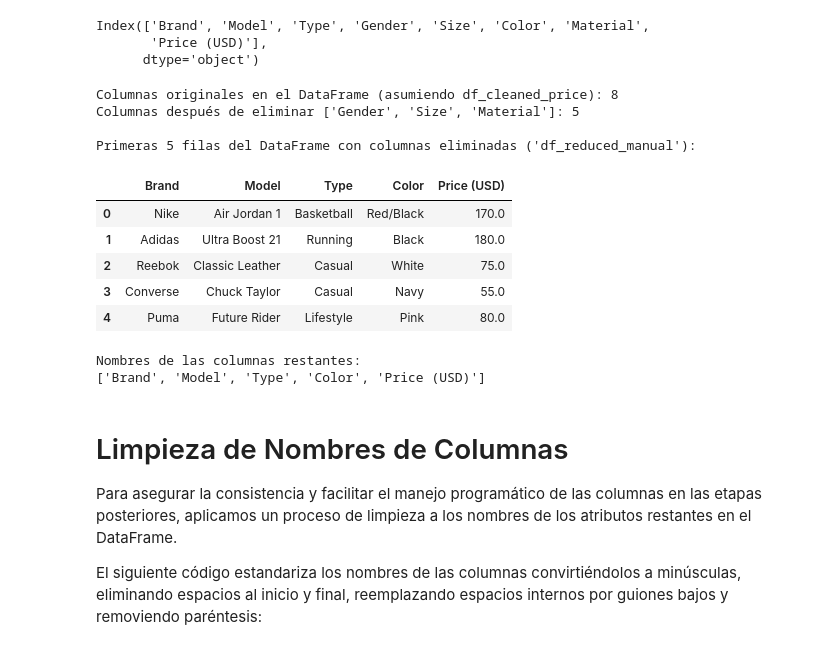
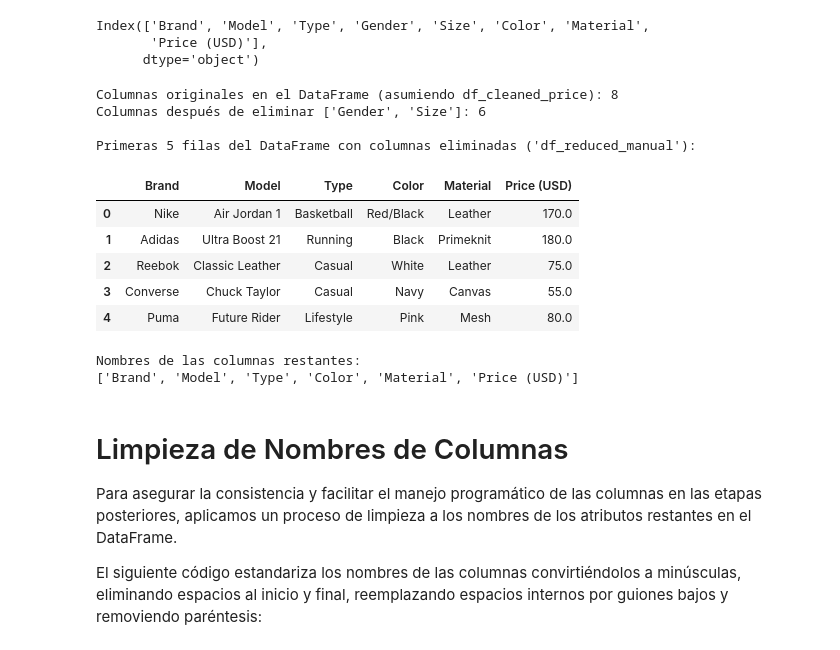
Before and after one commit to joacocresp-dotcom/ProyectoParteIIICrespi, a Jupyter notebook: proyectodsPartelIIICrespi.ipynb, the cells around one changed output. Drawn from its saved outputs; the diff is of its cells as text; code cells hidden in the pictures.

```diff
--- a/proyectodsPartelIIICrespi.ipynb
+++ b/proyectodsPartelIIICrespi.ipynb
@@ -856,43 +860,43 @@ else:
 
 # --- Eliminar las columnas especificadas (Gender, Size, Material) ---
 if not df_to_process.empty:
     # Definir la lista de columnas a eliminar, similar a tu ejemplo
-    columns_to_drop_manual = ['Gender', 'Size', 'Material']
+    columns_to_drop_manual = ['Gender', 'Size']
 
     print(f"\nColumnas originales en el DataFrame (asumiendo df_cleaned_price): {df_to_process.shape[1]}")
 
     # Eliminar las columnas del DataFrame
     # Usamos errors='ignore' para no generar un error si alguna columna ya no existe
     df_reduced_manual = df_to_process.drop(columns=columns_to_drop_manual, errors='ignore')
 
     print(f"Columnas después de eliminar {columns_to_drop_manual}: {df_reduced_manual.shape[1]}")
 
     print("\nPrimeras 5 filas del DataFrame con columnas eliminadas ('df_reduced_manual'):")
     display(df_reduced_manual.head())
 
     print("\nNombres de las columnas restantes:")
     print(list(df_reduced_manual.columns))
 
 else:
     print("\nNo se realizó la eliminación de columnas porque el DataFrame inicial no estaba disponible o estaba vacío.")
     df_reduced_manual = pd.DataFrame() # Asegurar que df_reduced_manual esté vacío
 
 
 # Ahora puedes usar 'df_reduced_manual' para continuar con el pre-procesamiento y modelado
 # Este DataFrame tiene las columnas 'Gender', 'Size' y 'Material' eliminadas.
 # %% [output]
 Columnas originales en el DataFrame (asumiendo df_cleaned_price): 8
-Columnas después de eliminar ['Gender', 'Size', 'Material']: 5
+Columnas después de eliminar ['Gender', 'Size']: 6
 
 Primeras 5 filas del DataFrame con columnas eliminadas ('df_reduced_manual'):
-|  | Brand | Model | Type | Color | Price (USD) |
-| 0 | Nike | Air Jordan 1 | Basketball | Red/Black | 170.0 |
-| 1 | Adidas | Ultra Boost 21 | Running | Black | 180.0 |
-| 2 | Reebok | Classic Leather | Casual | White | 75.0 |
-| 3 | Converse | Chuck Taylor | Casual | Navy | 55.0 |
-| 4 | Puma | Future Rider | Lifestyle | Pink | 80.0 |
+|  | Brand | Model | Type | Color | Material | Price (USD) |
+| 0 | Nike | Air Jordan 1 | Basketball | Red/Black | Leather | 170.0 |
+| 1 | Adidas | Ultra Boost 21 | Running | Black | Primeknit | 180.0 |
+| 2 | Reebok | Classic Leather | Casual | White | Leather | 75.0 |
+| 3 | Converse | Chuck Taylor | Casual | Navy | Canvas | 55.0 |
+| 4 | Puma | Future Rider | Lifestyle | Pink | Mesh | 80.0 |
 Nombres de las columnas restantes:
-['Brand', 'Model', 'Type', 'Color', 'Price (USD)']
+['Brand', 'Model', 'Type', 'Color', 'Material', 'Price (USD)']
 # %% [markdown]
 # Limpieza de Nombres de Columnas
 Para asegurar la consistencia y facilitar el manejo programático de las columnas en las etapas posteriores, aplicamos un proceso de limpieza a los nombres de los atributos restantes en el DataFrame.
```
Also changed, not shown: parts of 22 cells of this notebook.
